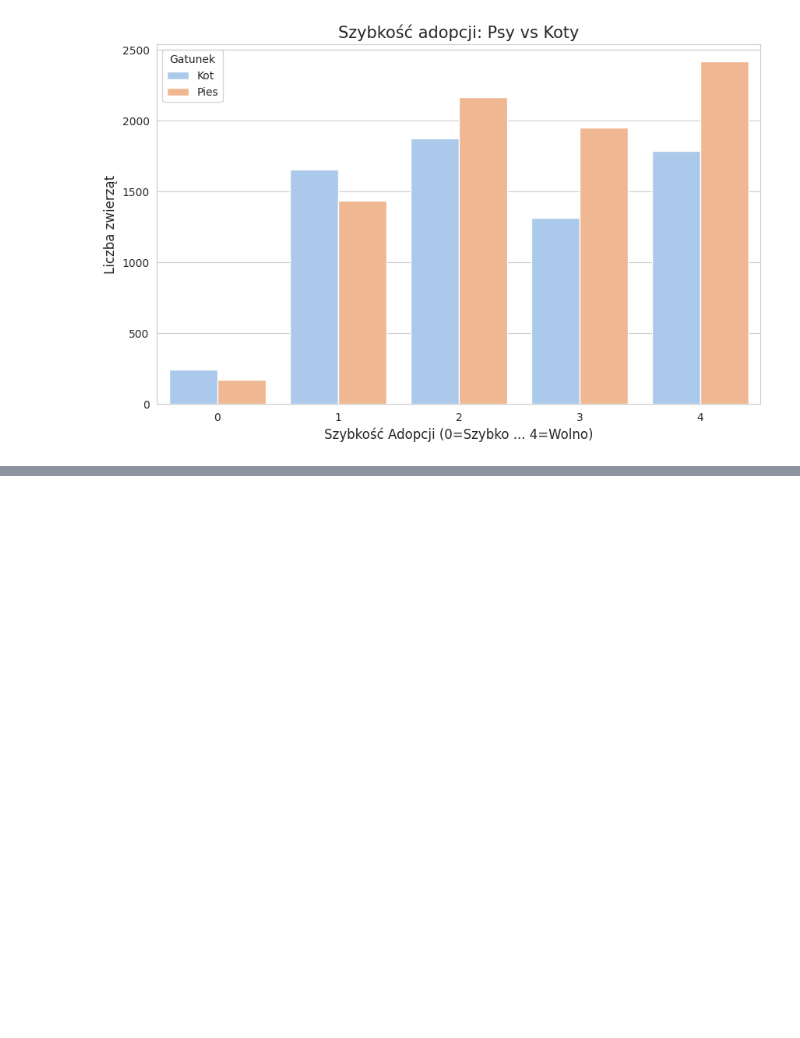
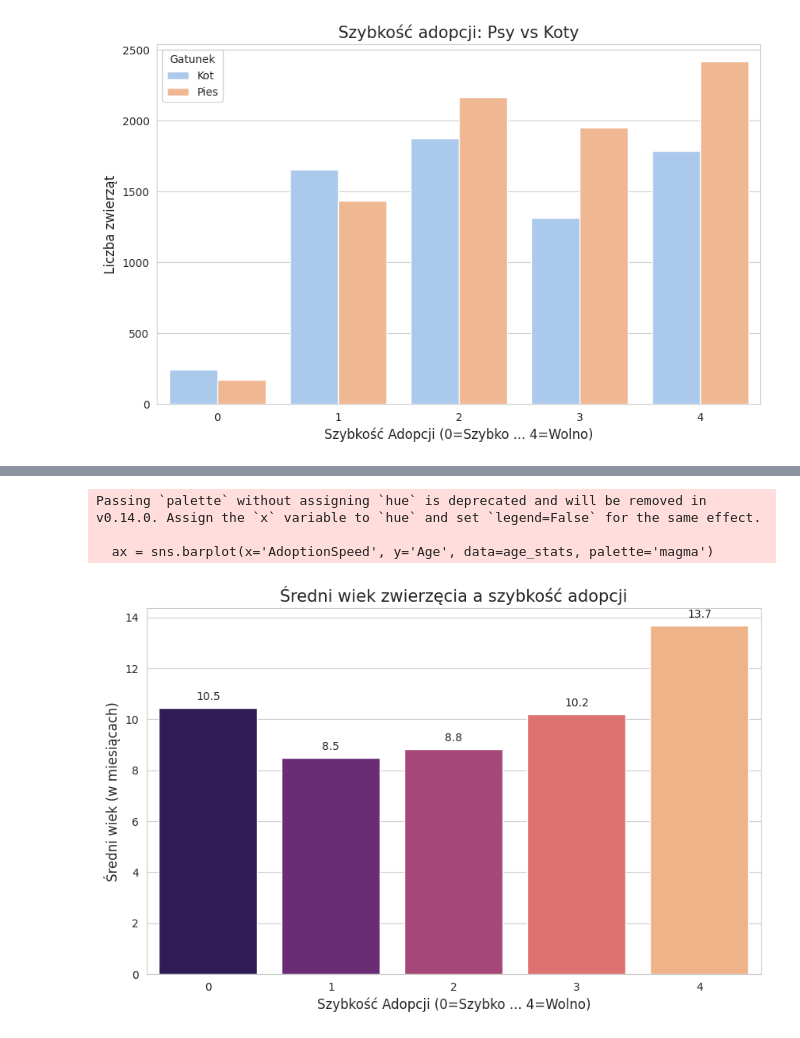
Before and after one commit to trozmarynowski/Projekt-Zaliczeniony-Merito, a Jupyter notebook: Untitled85.ipynb, the cells around one changed output, grey strips where cells are left out. Cells and saved outputs as stored; diff of their text form; code cells hidden in the pictures; blank space fills up the shorter version.

```diff
--- a/Untitled85.ipynb
+++ b/Untitled85.ipynb
@@ -111,0 +137,27 @@ plt.show()
+# %%
+# --- ANALIZA: WIEK (WERSJA UPROSZCZONA - ŚREDNIA) ---
+# Zamiast skomplikowanego wykresu pudełkowego, liczę średni wiek dla każdej grupy.
+
+# Obliczam średnią wieku dla każdej kategorii szybkości
+age_stats = df.groupby('AdoptionSpeed')['Age'].mean().reset_index()
+
+plt.figure(figsize=(10, 6))
+
+# Rysuję wykres słupkowy
+ax = sns.barplot(x='AdoptionSpeed', y='Age', data=age_stats, palette='magma')
+
+plt.title('Średni wiek zwierzęcia a szybkość adopcji', fontsize=15)
+plt.xlabel('Szybkość Adopcji (0=Szybko ... 4=Wolno)', fontsize=12)
+plt.ylabel('Średni wiek (w miesiącach)', fontsize=12)
+
+# Dodaję liczby nad słupkami (zaokrąglone do 1 miejsca po przecinku)
+for p in ax.patches:
+    ax.annotate(f'{p.get_height():.1f}', (p.get_x() + p.get_width() / 2., p.get_height()),
+                ha='center', va='center', xytext=(0, 10), textcoords='offset points')
+
+plt.show()
+# %% [output]
+Passing `palette` without assigning `hue` is deprecated and will be removed in v0.14.0. Assign the `x` variable to `hue` and set `legend=False` for the same effect.
+
+  ax = sns.barplot(x='AdoptionSpeed', y='Age', data=age_stats, palette='magma')
+[figure, added]
```
Also changed, not shown: parts of 3 cells of this notebook.
